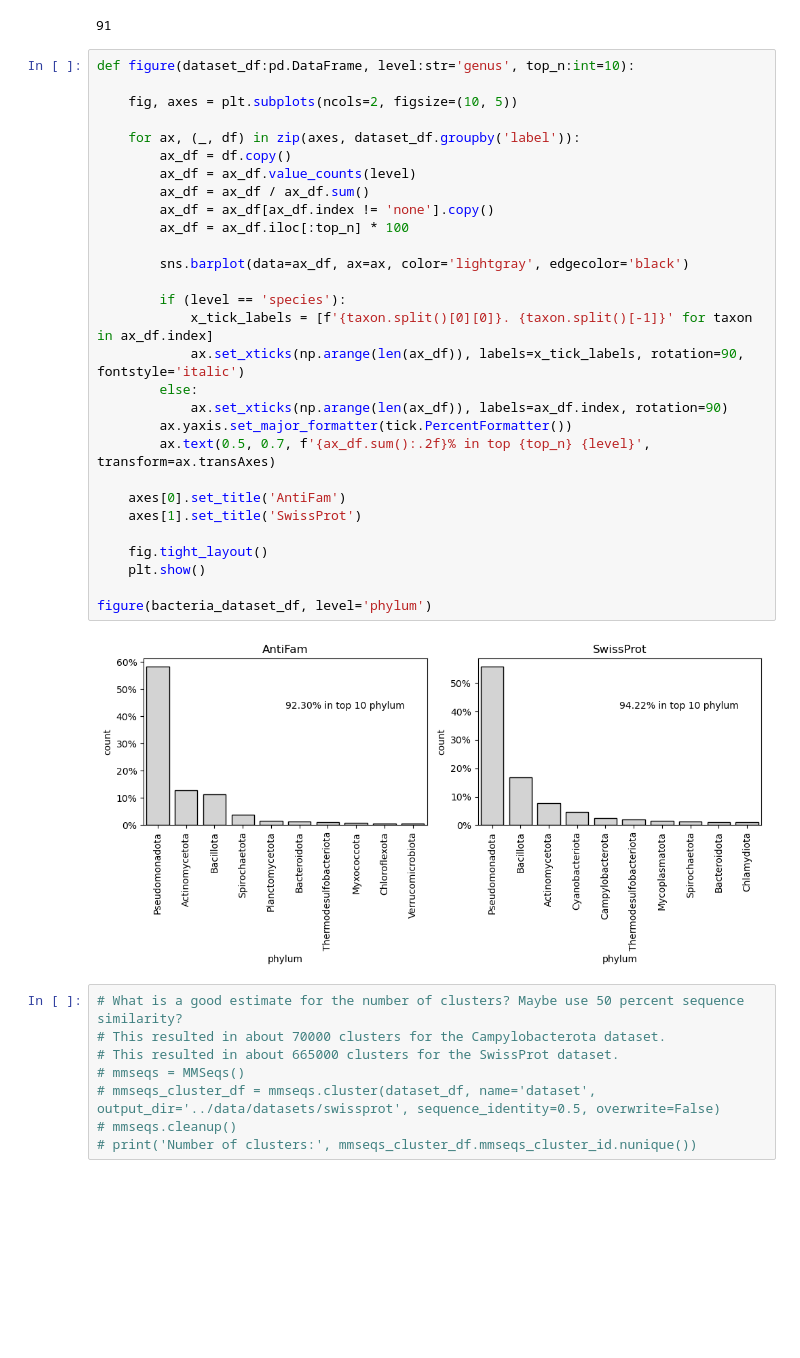
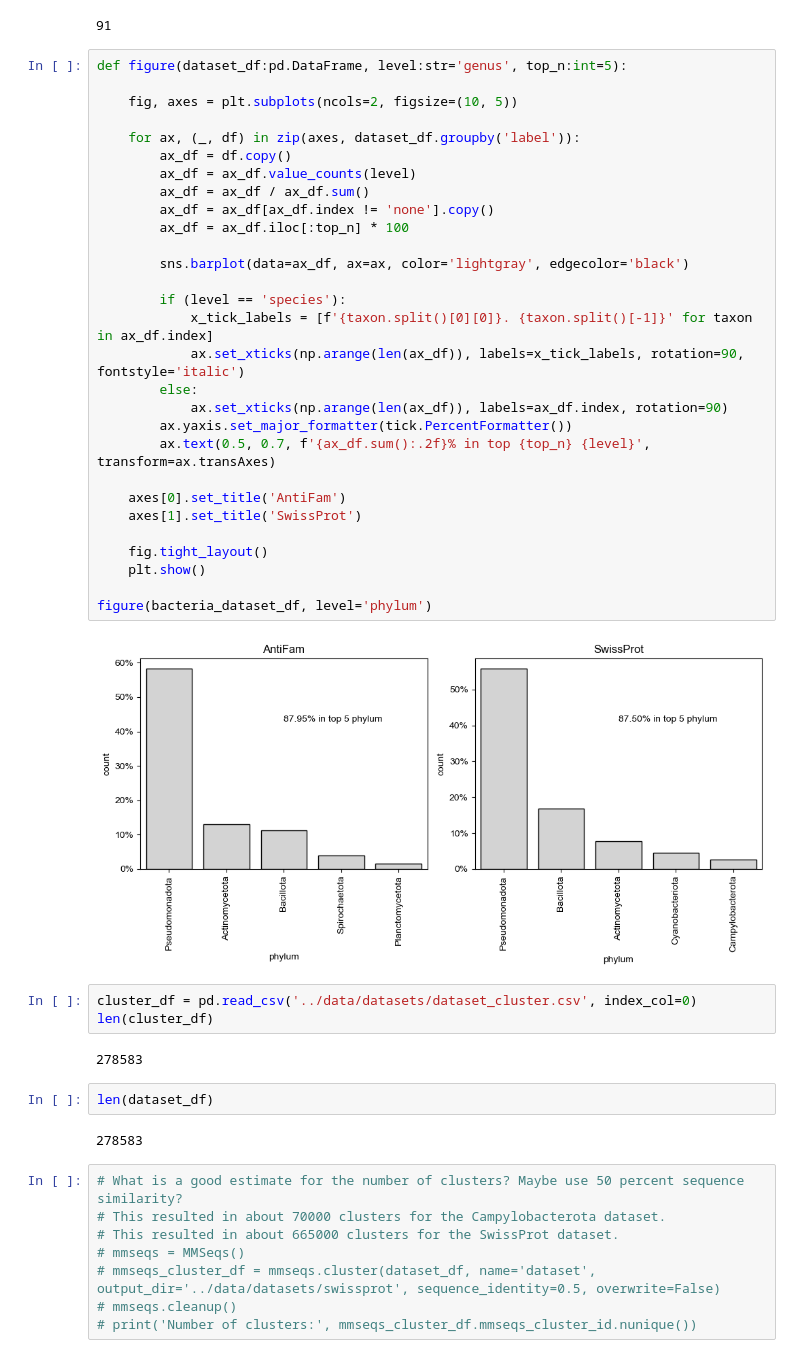
Before and after one commit to pipparichter/frugal, a Jupyter notebook: notebooks/dataset.ipynb, the cells around one changed output. Cells and saved outputs as stored; diff of their text form; blank space fills up the shorter version.

```diff
--- a/notebooks/dataset.ipynb
+++ b/notebooks/dataset.ipynb
@@ -192,36 +192,45 @@ dataset_df[dataset_df.domain == 'Bacteria'].phylum.nunique()
 # %% [output]
 91
 # %%
-def figure(dataset_df:pd.DataFrame, level:str='genus', top_n:int=10):
+def figure(dataset_df:pd.DataFrame, level:str='genus', top_n:int=5):
 
     fig, axes = plt.subplots(ncols=2, figsize=(10, 5))
 
     for ax, (_, df) in zip(axes, dataset_df.groupby('label')):
         ax_df = df.copy()
         ax_df = ax_df.value_counts(level)
         ax_df = ax_df / ax_df.sum()
         ax_df = ax_df[ax_df.index != 'none'].copy()
         ax_df = ax_df.iloc[:top_n] * 100
 
         sns.barplot(data=ax_df, ax=ax, color='lightgray', edgecolor='black')
 
         if (level == 'species'):
             x_tick_labels = [f'{taxon.split()[0][0]}. {taxon.split()[-1]}' for taxon in ax_df.index]
             ax.set_xticks(np.arange(len(ax_df)), labels=x_tick_labels, rotation=90, fontstyle='italic')
         else:
             ax.set_xticks(np.arange(len(ax_df)), labels=ax_df.index, rotation=90)
         ax.yaxis.set_major_formatter(tick.PercentFormatter())
         ax.text(0.5, 0.7, f'{ax_df.sum():.2f}% in top {top_n} {level}', transform=ax.transAxes)
 
     axes[0].set_title('AntiFam')
     axes[1].set_title('SwissProt')
 
     fig.tight_layout()
     plt.show()
 
 figure(bacteria_dataset_df, level='phylum')
 # %% [output]
-[figure, old version]
+[figure, new version]
+# %%
+cluster_df = pd.read_csv('../data/datasets/dataset_cluster.csv', index_col=0)
+len(cluster_df)
+# %% [output]
+278583
+# %%
+len(dataset_df)
+# %% [output]
+278583
 # %%
 # What is a good estimate for the number of clusters? Maybe use 50 percent sequence similarity?
 # This resulted in about 70000 clusters for the Campylobacterota dataset.
```
Also changed, not shown: 1 other file.
